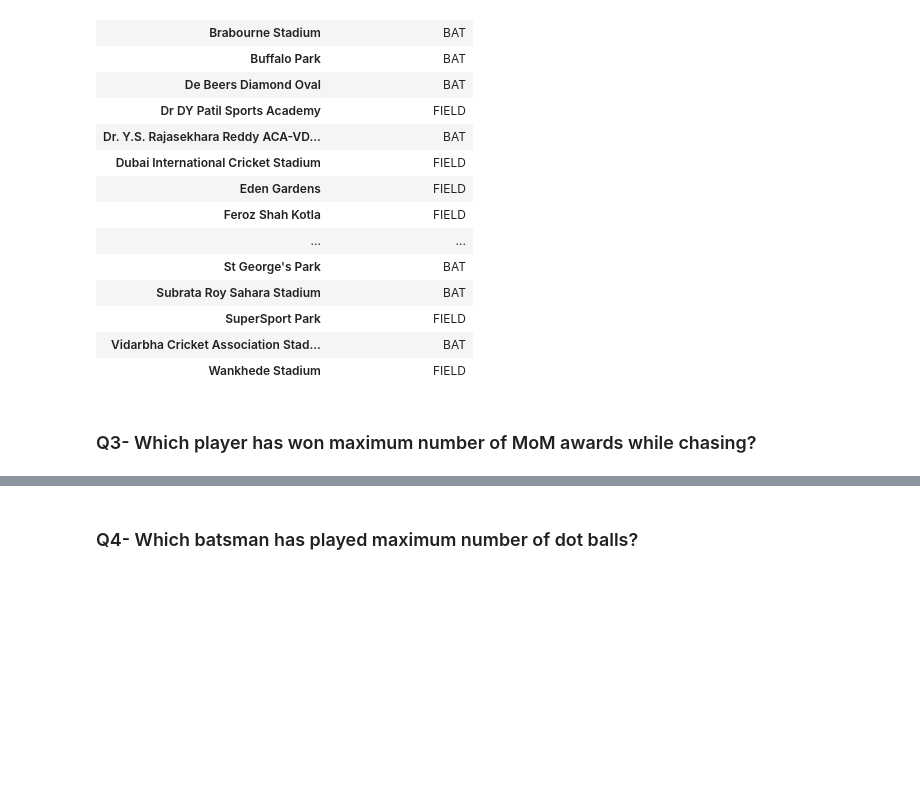
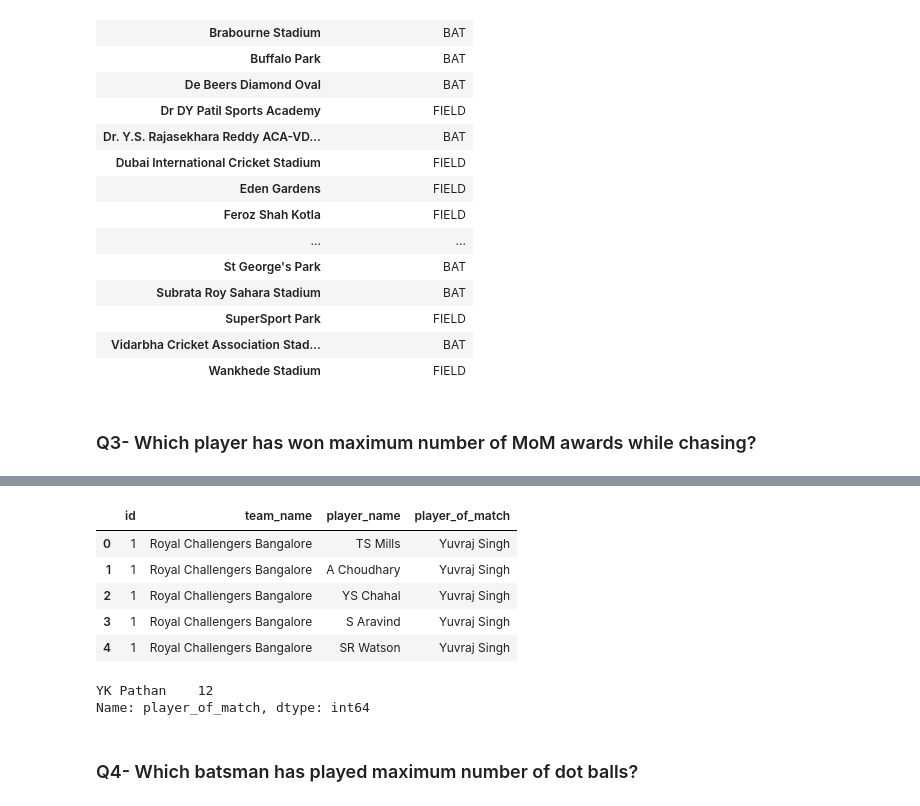
Before and after one commit to manaschopra18/Task2_assignment4_nagarro, a Jupyter notebook: Assignment 4 [IPL] - Manas Chopra.ipynb, the cells around one changed output, grey strips where cells are left out. Saved outputs shown, nothing was run; the diff lists cells and outputs as text; code cells hidden in the pictures; blank space fills up the shorter version.

```diff
--- a/Assignment 4 [IPL] - Manas Chopra.ipynb
+++ b/Assignment 4 [IPL] - Manas Chopra.ipynb
@@ -198,4 +200,4 @@ bowlers_in_chasing_team=bowlers_in_chasing_team.drop_duplicates()
 non_striker_in_chasing_team=non_striker_in_chasing_team.drop_duplicates()
 batsman_in_chasing_team=batsman_in_chasing_team.drop_duplicates()
 # %%
-all_players=bowlers_in_chasing_team.append(non_striker_in_chasing_team).append(batsman_in_chasing_team).drop_duplicates()
+chasing_team_players=bowlers_in_chasing_team.append(non_striker_in_chasing_team).append(batsman_in_chasing_team).drop_duplicates()
@@ -223,2 +213,2 @@ all_players
 # %%
-pd.merge(all_players,matches[['id','player_of_match']],on='id')
+a1=pd.merge(chasing_team_players,matches[['id','player_of_match']],on='id')
@@ -265,3 +215,18 @@ chasing_wins.groupby('player_of_match').count()['id'].reset_index().rename(colum
+# %%
+a1.head()
+# %% [output]
+|  | id | team_name | player_name | player_of_match |
+| 0 | 1 | Royal Challengers Bangalore | TS Mills | Yuvraj Singh |
+| 1 | 1 | Royal Challengers Bangalore | A Choudhary | Yuvraj Singh |
+| 2 | 1 | Royal Challengers Bangalore | YS Chahal | Yuvraj Singh |
+| 3 | 1 | Royal Challengers Bangalore | S Aravind | Yuvraj Singh |
+| 4 | 1 | Royal Challengers Bangalore | SR Watson | Yuvraj Singh |
+# %%
+# Checking if the player of the match was a team member of chasing team
+a1[a1['player_name']==a1['player_of_match']]['player_of_match'].value_counts().head(1)
+# %% [output]
+YK Pathan    12
+Name: player_of_match, dtype: int64
 # %% [markdown]
 ### Q4- Which batsman has played maximum number of dot balls?
 # %%
```
Also changed, not shown: parts of 18 cells of this notebook.
